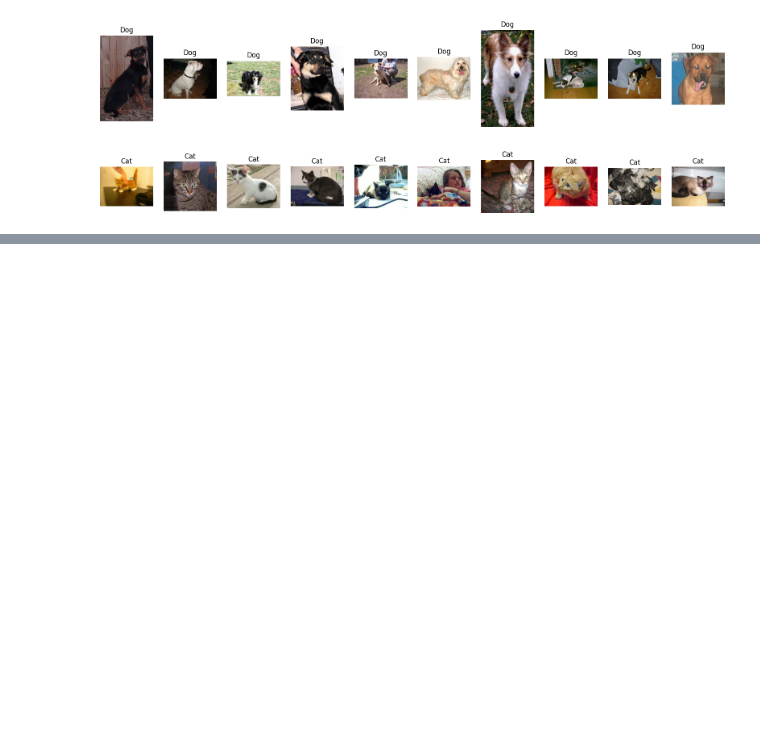
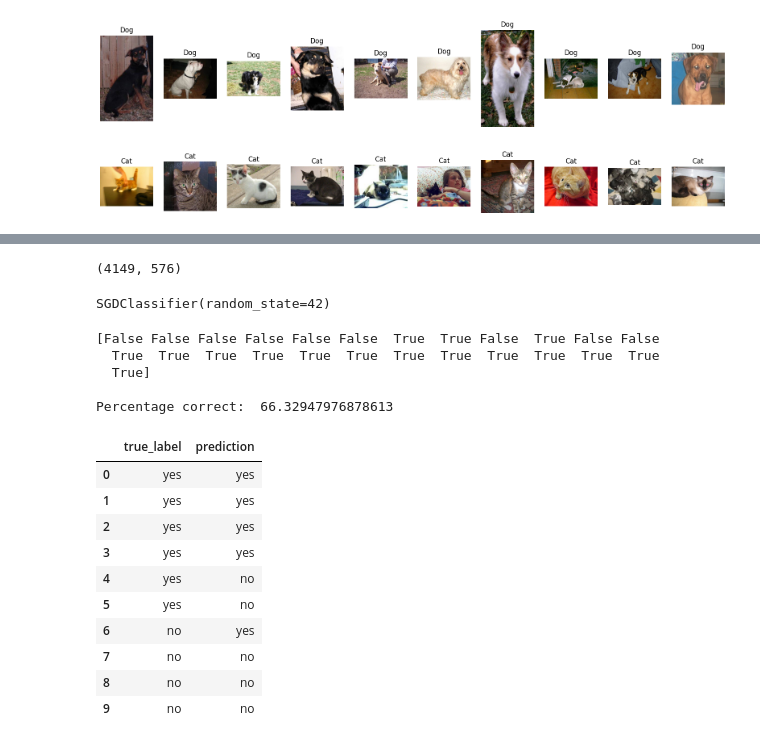
Before and after one commit to MagicalGlove/MachineLearning, a Jupyter notebook: Assignment4/ola.ipynb, the cells around one changed output, grey strips where cells are left out. Drawn from its saved outputs; the diff is of its cells as text; code cells hidden in the pictures; blank space fills up the shorter version.

```diff
--- a/Assignment4/ola.ipynb
+++ b/Assignment4/ola.ipynb
@@ -159,0 +155,29 @@ KeyboardInterrupt
+# %%
+from sklearn.linear_model import SGDClassifier
+from sklearn.model_selection import cross_val_predict
+from sklearn.preprocessing import StandardScaler, Normalizer
+
+# create an instance of each transformer
+grayify = RGB2GrayTransformer()
+hogify = HogTransformer(
+    pixels_per_cell=(14, 14),
+    cells_per_block=(2,2),
+    orientations=9,
+    block_norm='L2-Hys'
+)
+scalify = StandardScaler()
+
+# call fit_transform on each transform converting X_train step by step
+
+X_train_gray = grayify.fit_transform(train_images)
+X_train_hog = hogify.fit_transform(X_train_gray)
+X_train_prepared = scalify.fit_transform(X_train_hog)
+
+print(X_train_prepared.shape)
+# %% [output]
+(4149, 576)
+# %%
+sgd_clf = SGDClassifier(random_state=42, max_iter=1000, tol=1e-3)
+sgd_clf.fit(X_train_prepared, train_labels)
+# %% [output]
+SGDClassifier(random_state=42)
@@ -159,0 +188,33 @@ KeyboardInterrupt
+# %%
+y_pred = sgd_clf.predict(X_test_prepared)
+print(np.array(y_pred == test_labels)[:25])
+print('')
+print('Percentage correct: ', 100*np.sum(y_pred == test_labels)/len(test_labels))
+# %% [output]
+[False False False False False False  True  True False  True False False
+  True  True  True  True  True  True  True  True  True  True  True  True
+  True]
+
+Percentage correct:  66.32947976878613
+# %%
+labels = ['yes', 'yes', 'yes', 'yes', 'yes', 'yes', 'no',  'no', 'no', 'no']
+predictions = ['yes', 'yes', 'yes', 'yes', 'no',  'no',  'yes', 'no', 'no', 'no']
+
+# put the data in a dataframe for pretty printing
+df = pd.DataFrame(
+    np.c_[labels, predictions],
+    columns=['true_label', 'prediction']
+)
+df
+# %% [output]
+|  | true_label | prediction |
+| 0 | yes | yes |
+| 1 | yes | yes |
+| 2 | yes | yes |
+| 3 | yes | yes |
+| 4 | yes | no |
+| 5 | yes | no |
+| 6 | no | yes |
+| 7 | no | no |
+| 8 | no | no |
+| 9 | no | no |
```
Also changed, not shown: parts of 12 cells of this notebook.
